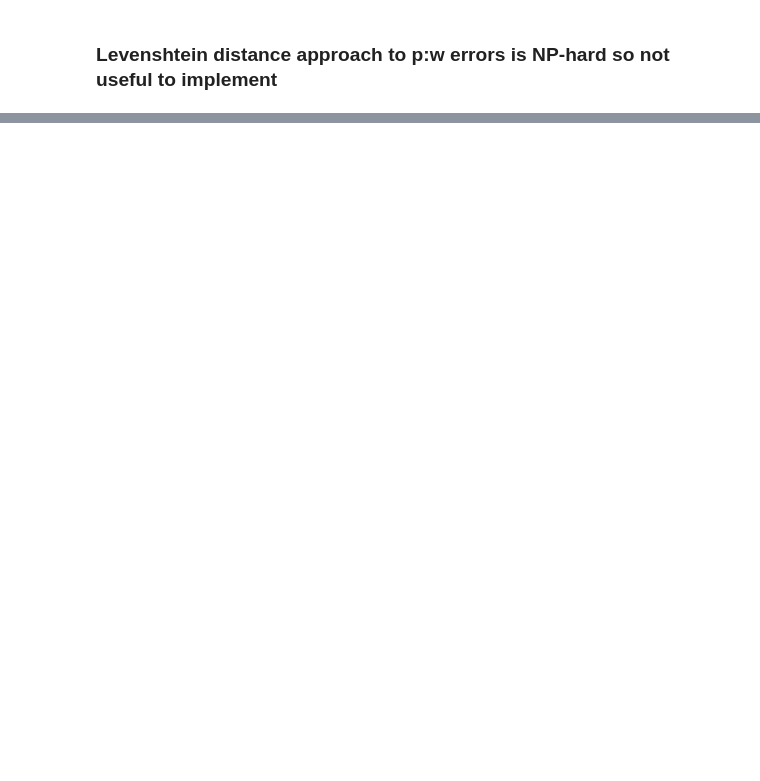
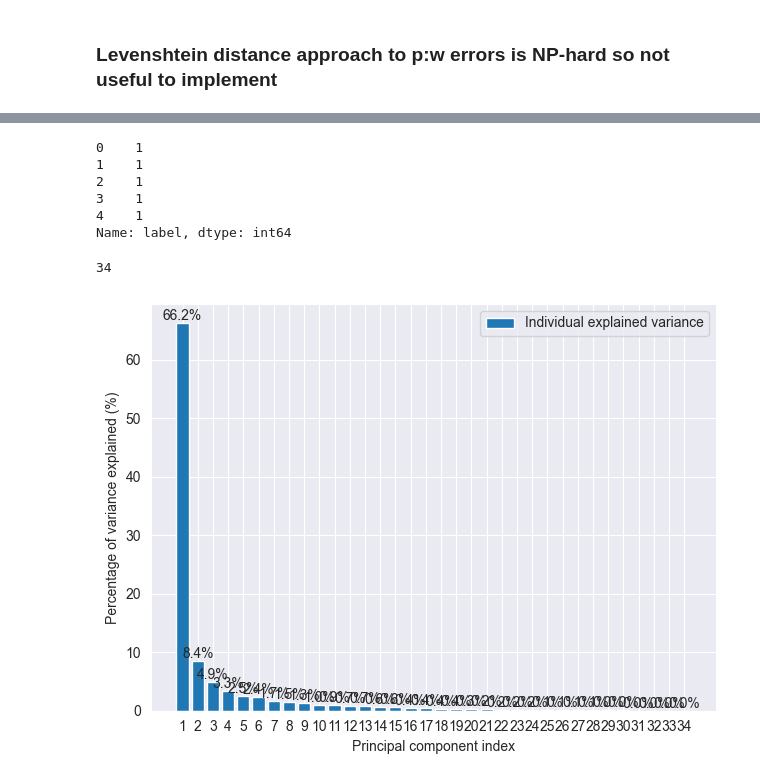
Before and after one commit to imruhi/AphasiaNLP, a Jupyter notebook: linguistic_model/feature_analysis/get_features.ipynb, the cells around one changed output, grey strips where cells are left out. Cells and saved outputs as stored; diff of their text form; code cells hidden in the pictures; blank space fills up the shorter version.

```diff
--- a/linguistic_model/feature_analysis/get_features.ipynb
+++ b/linguistic_model/feature_analysis/get_features.ipynb
@@ -407,0 +501,3 @@ Name: count, dtype: int64
+# %%
+X = df[column_names]
+y = df["label"]
@@ -407,0 +540,49 @@ Name: count, dtype: int64
+# %%
+y.head()
+# %% [output]
+0    1
+1    1
+2    1
+3    1
+4    1
+Name: label, dtype: int64
+# %%
+X_train, X_test, y_train, y_test = train_test_split(X, y, stratify=y, test_size=0.2, random_state=0)
+# %%
+#scaling and centering the data
+sc = StandardScaler()
+X_train_scaled = sc.fit_transform(X_train)
+X_test_scaled = sc.transform(X_test)
+# %%
+len(column_names)
+# %% [output]
+34
+# %%
+# calculate covariance matrix, eigenvalues and eigenvectors
+cov_mat = np.cov(X_train_scaled.T)
+eigen_vals, eigen_vecs = np.linalg.eig(cov_mat)
+
+exp_var = []
+
+# Sort the eigenvalues in descending order
+eigen_vals = np.sort(eigen_vals)[::-1]
+
+for i in eigen_vals:
+  var = (i / np.sum(eigen_vals)) * 100
+  exp_var.append(var)
+
+bar = plt.bar(range(1, 35), exp_var, align='center',
+        label='Individual explained variance')
+
+# Adding data labels to the top of bars
+for i, bar in enumerate(bar):
+    plt.text(bar.get_x() + bar.get_width() / 2, bar.get_height(), f'{exp_var[i]:.1f}%',
+             ha='center', va='bottom')
+
+plt.ylabel('Percentage of variance explained (%)')
+plt.xlabel('Principal component index')
+plt.xticks(ticks=list(range(1, 35)))
+plt.legend(loc='best')
+plt.tight_layout()
+# %% [output]
+[figure, added]
```
Also changed, not shown: parts of 84 cells of this notebook, 1 other file.
